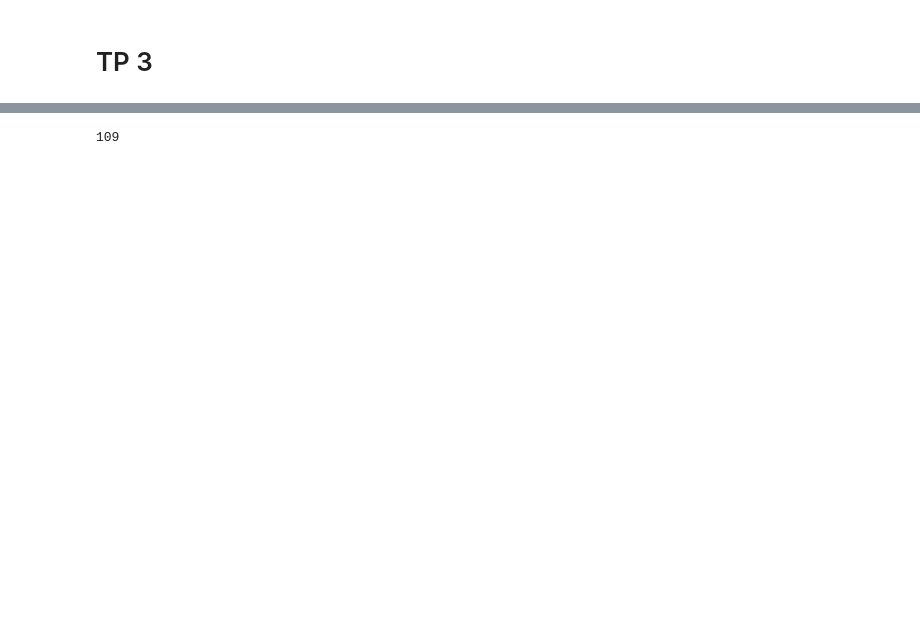
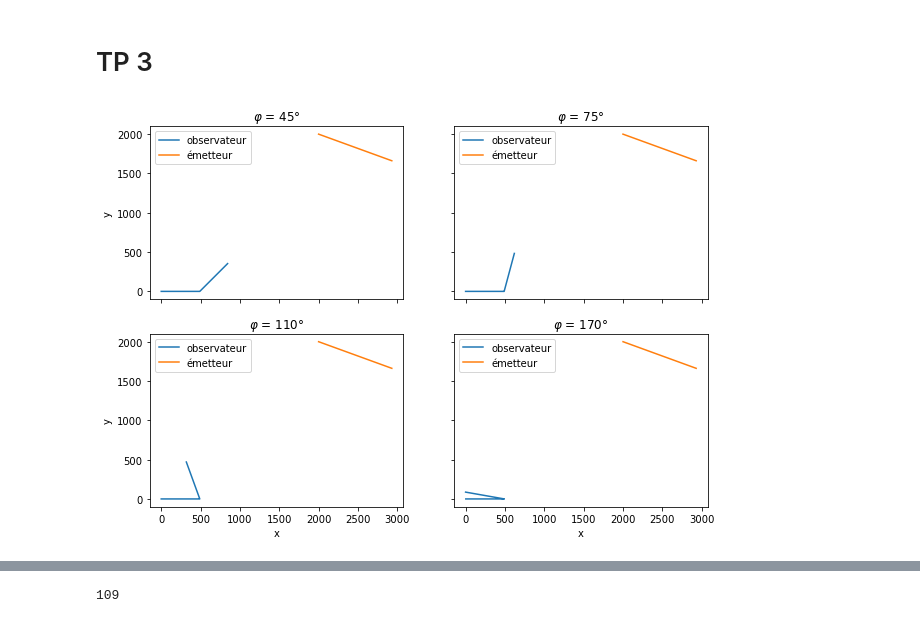
Before and after one commit to PaulAntoineLeveilley/filtrage-bay-sien, a Jupyter notebook: TP3/TP 3.ipynb, the cells around one changed output, grey strips where cells are left out. Cells and saved outputs as stored; diff of their text form; code cells hidden in the pictures; blank space fills up the shorter version.

```diff
--- a/TP3/TP 3.ipynb
+++ b/TP3/TP 3.ipynb
@@ -72,3 +72,97 @@ def borne_cramer_rao(X,Y,J0,simga_mes,inverse):
         cramer_rao[i,0] = np.sqrt(BCR[0,0])
         cramer_rao[i,1] = np.sqrt(BCR[1,1])
     return(cramer_rao)
+# %%
+cap_emmeteur = -20*math.pi/180
+
+phi1 = 45*math.pi/180
+X1 = dynamique_observateur(phi1,T,nb_mes,vitesse_observateur)
+Y1 = dynamique_emmeteur(position_initiale, nb_mes,cap_emmeteur,vitesse_emmeteur)
+valeurs_J1 = J(X1,Y1,J_init,simga_mes,inverse)
+cramer_rao1 = borne_cramer_rao(X1,Y1,J_init,simga_mes,inverse)
+
+phi2 = 75*math.pi/180
+X2 = dynamique_observateur(phi2,T,nb_mes,vitesse_observateur)
+Y2 = dynamique_emmeteur(position_initiale, nb_mes,cap_emmeteur,vitesse_emmeteur)
+valeurs_J2 = J(X2,Y2,J_init,simga_mes,inverse)
+cramer_rao2 = borne_cramer_rao(X2,Y2,J_init,simga_mes,inverse)
+
+phi3 = 110*math.pi/180
+X3 = dynamique_observateur(phi3,T,nb_mes,vitesse_observateur)
+Y3 = dynamique_emmeteur(position_initiale, nb_mes,cap_emmeteur,vitesse_emmeteur)
+valeurs_J3 = J(X3,Y3,J_init,simga_mes,inverse)
+cramer_rao3 = borne_cramer_rao(X3,Y3,J_init,simga_mes,inverse)
+
+phi4 = 170*math.pi/180
+X4 = dynamique_observateur(phi4,T,nb_mes,vitesse_observateur)
+Y4 = dynamique_emmeteur(position_initiale, nb_mes,cap_emmeteur,vitesse_emmeteur)
+valeurs_J4 = J(X4,Y4,J_init,simga_mes,inverse)
+cramer_rao4 = borne_cramer_rao(X4,Y4,J_init,simga_mes,inverse)
+
+
+fig, ax = plt.subplots(2,2)
+fig.set_figheight(7)
+fig.set_figwidth(10)
+ax[0,0].plot(X1[:,0],X1[:,1])
+ax[0,0].plot(Y1[:,0],Y1[:,1])
+ax[0,0].legend(['observateur','émetteur'])
+ax[0,0].set_title('$ \\varphi$ = 45°')
+ax[0,1].plot(X2[:,0],X2[:,1])
+ax[0,1].plot(Y2[:,0],Y2[:,1])
+ax[0,1].legend(['observateur','émetteur'])
+ax[0,1].set_title('$ \\varphi$ = 75°')
+ax[1,0].plot(X3[:,0],X3[:,1])
+ax[1,0].plot(Y3[:,0],Y3[:,1])
+ax[1,0].legend(['observateur','émetteur'])
+ax[1,0].set_title('$ \\varphi$ = 110°')
+ax[1,1].plot(X4[:,0],X4[:,1])
+ax[1,1].plot(Y4[:,0],Y4[:,1])
+ax[1,1].legend(['observateur','émetteur'])
+ax[1,1].set_title('$ \\varphi$ = 170°')
+
+for a in ax.flat:
+    a.set(xlabel='x', ylabel='y')
+
+for a in ax.flat:
+    a.label_outer()
+plt.show()
+
+absc = np.linspace(0,100,100)
+
+fig, ax = plt.subplots(2,2)
+fig.set_figheight(7)
+fig.set_figwidth(10)
+ax[0,0].plot(absc,cramer_rao1[:,0])
+ax[0,0].plot(absc,cramer_rao1[:,1])
+ax[0,0].legend(['$\sigma_{x}$','$\sigma_{y}$'])
+ax[0,0].set_title('$ \\varphi$ = 45°')
+ax[0,1].plot(absc,cramer_rao2[:,0])
+ax[0,1].plot(absc,cramer_rao2[:,1])
+ax[0,1].legend(['$\sigma_{x}$','$\sigma_{y}$'])
+ax[0,1].set_title('$ \\varphi$ = 75°')
+ax[1,0].plot(absc,cramer_rao3[:,0])
+ax[1,0].plot(absc,cramer_rao3[:,1])
+ax[1,0].legend(['$\sigma_{x}$','$\sigma_{y}$'])
+ax[1,0].set_title('$ \\varphi$ = 110°')
+ax[1,1].plot(absc,cramer_rao3[:,0])
+ax[1,1].plot(absc,cramer_rao3[:,1])
+ax[1,1].legend(['$\sigma_{x}$','$\sigma_{y}$'])
+ax[1,1].set_title('$ \\varphi$ = 170°')
+
+for a in ax.flat:
+    a.set(xlabel='x', ylabel='y')
+
+for a in ax.flat:
+    a.label_outer()
+plt.show()
+
+
+
+# plt.plot(absc,cramer_rao[:,0])
+# plt.plot(absc,cramer_rao[:,1])
+
+# print("sigma_x = ", cramer_rao[-1,0])
+# print("sigma_y =", cramer_rao[-1,1])
+# print("critère : ",np.sqrt(cramer_rao[-1,0]**2+cramer_rao[-1,1]**2))
+# %% [output]
+[figure, added]
```
Also changed, not shown: parts of 3 cells of this notebook, 6 other files.
